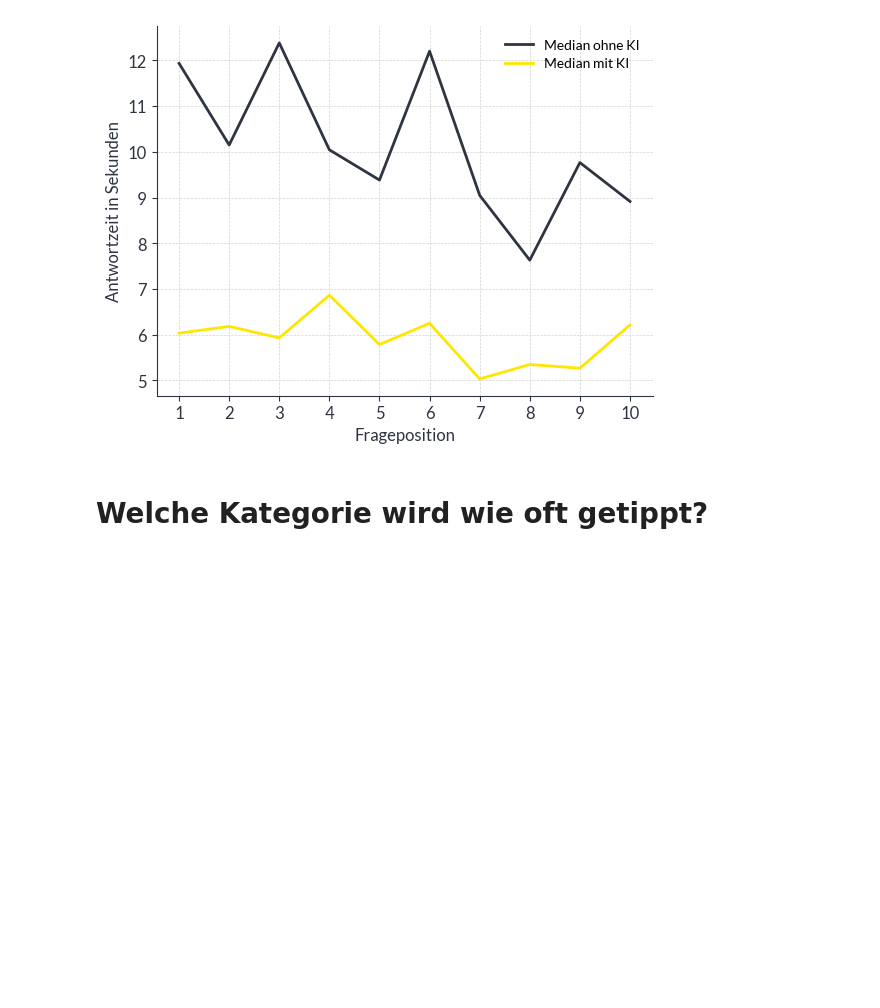
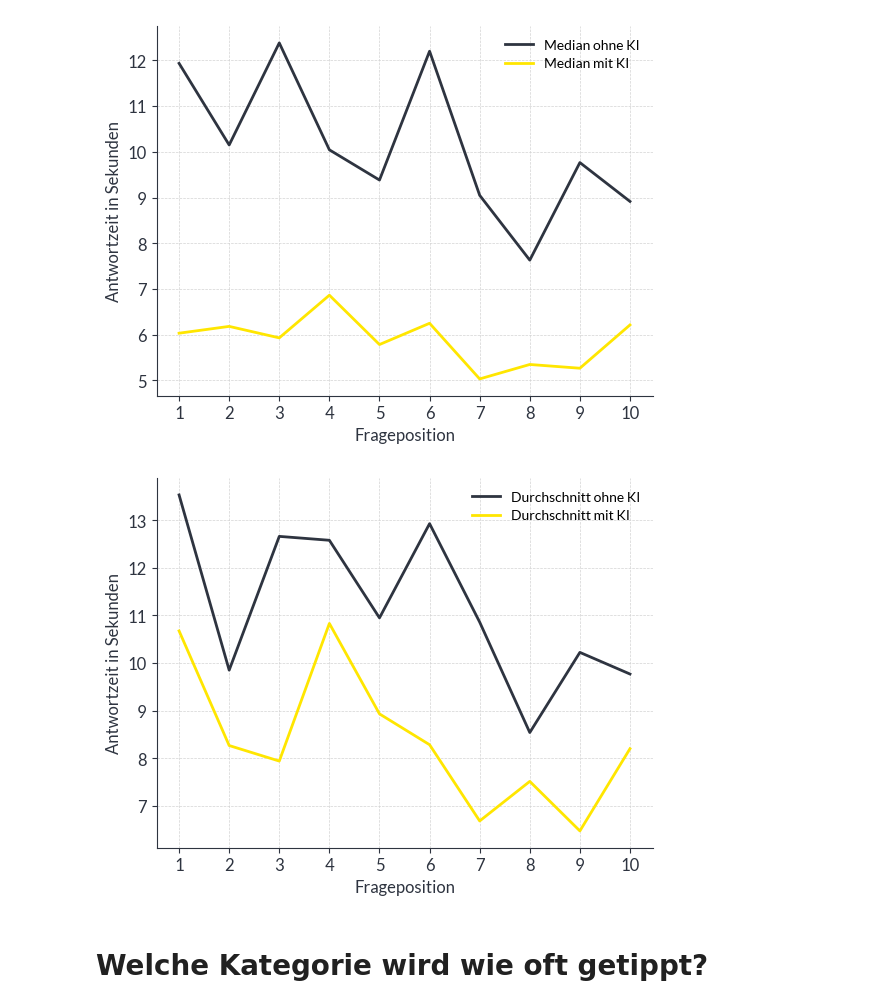
Before and after one commit to anacision-de/postkorb-panic, a Jupyter notebook: analysis/Analysis.ipynb, the cells around one changed output. Cells and saved outputs as stored; diff of their text form; code cells hidden in the pictures; blank space fills up the shorter version.

```diff
--- a/analysis/Analysis.ipynb
+++ b/analysis/Analysis.ipynb
@@ -156,6 +352,33 @@ plt.legend()
 # %% [output]
 <matplotlib.legend.Legend at 0x...>
 [figure]
+# %%
+# for game_id in feedback_data["game_id"].unique():
+#     game = feedback_data[feedback_data["game_id"] == game_id]
+#     color = "#FFE600" if game["aiMode"].all() else "#2e3440"
+#     plt.plot(game["question_pos"], game["responseTime"], color=color, alpha=0.1)
+
+mean_with_ai = (
+    feedback_data[feedback_data["aiMode"]]
+    .groupby("question_pos")["responseTime"]
+    .mean()
+)
+mean_without_ai = (
+    feedback_data[~feedback_data["aiMode"]]
+    .groupby("question_pos")["responseTime"]
+    .mean()
+)
+plt.plot(mean_without_ai, label="Durchschnitt ohne KI")
+plt.plot(mean_with_ai, color="#FFE600", label="Durchschnitt mit KI")
+
+plt.xlabel("Frageposition")
+plt.ylabel("Antwortzeit in Sekunden")
+plt.xticks(range(10), labels=range(1, 11))
+plt.legend()
+plt.savefig("./bilder/Frageposition.pdf")
+plt.show()
+# %% [output]
+[figure, added]
 # %%
 feedback_data[~feedback_data["aiMode"]].groupby("question_pos")[
     "responseTime"
```
Also changed, not shown: parts of 24 cells of this notebook, 6 other files.
